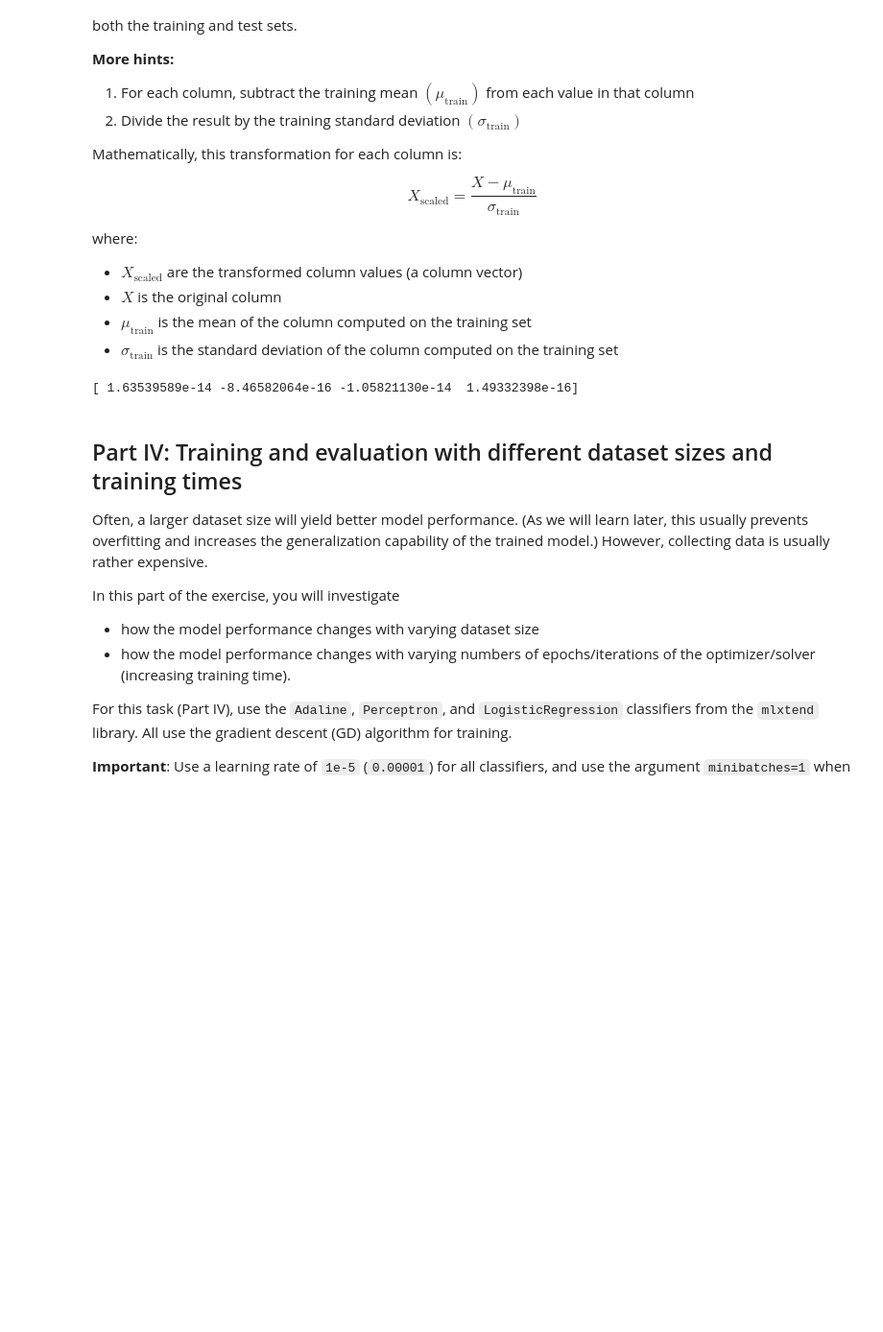
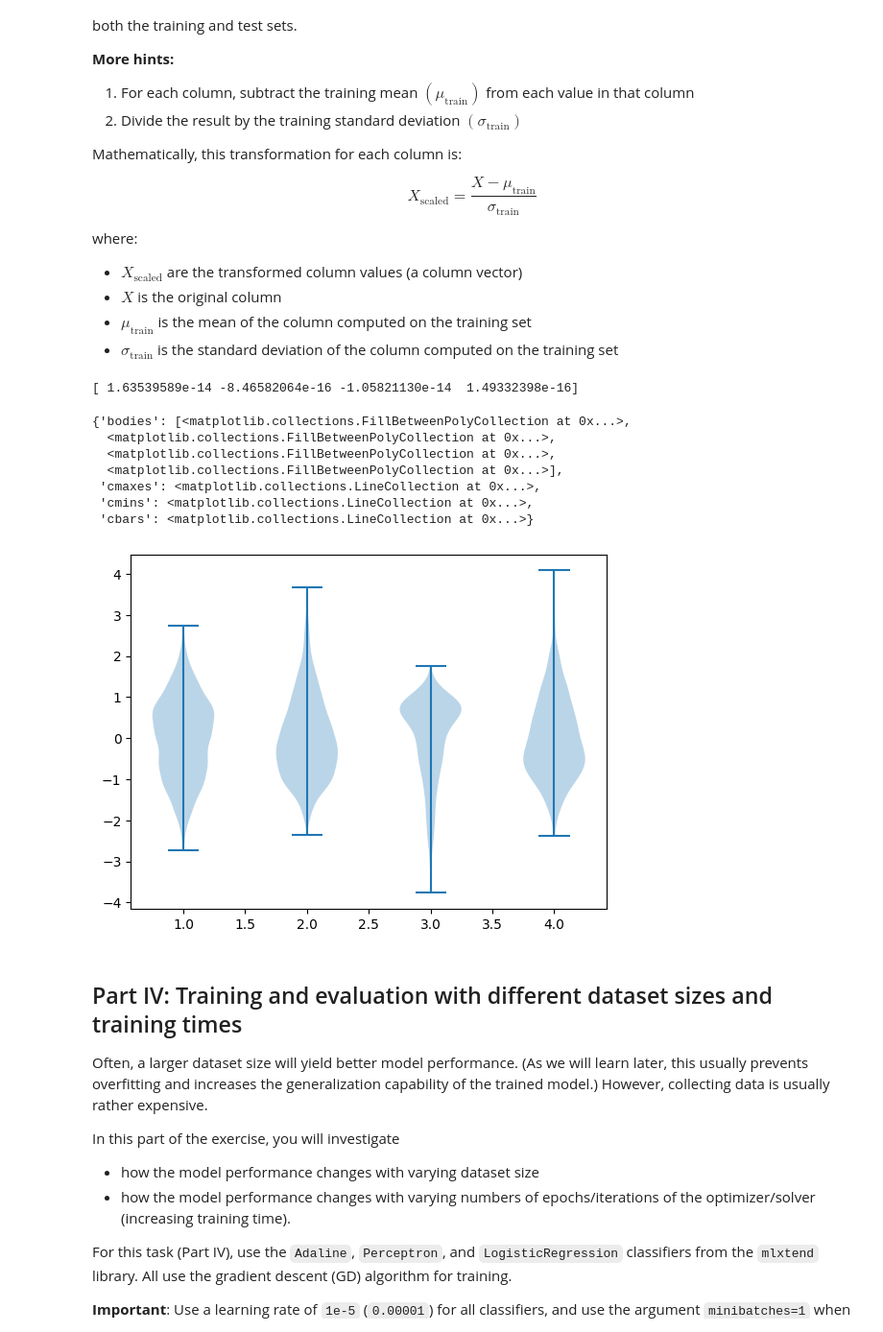
Before and after one commit to B-rage04/DAT200G4, a Jupyter notebook: CA02_dat200_26H/CA2_DAT200_26H.ipynb, the cells around one changed output. Shown at 96% size. Cells and saved outputs as stored; diff of their text form; code cells hidden in the pictures; blank space fills up the shorter version.

Commit message:
scaled data shown in violinplot

```diff
--- a/CA02_dat200_26H/CA2_DAT200_26H.ipynb
+++ b/CA02_dat200_26H/CA2_DAT200_26H.ipynb
@@ -315,20 +315,30 @@ where:
 # %%
 # Insert your code below
 # ======================
 trainMean = X_train.mean(axis=0)
 trainStd = X_train.std(axis=0)
 
 X_train_scaled = X_train - trainMean
 X_train_scaled = X_train_scaled / trainStd
 
 X_test_scaled = X_test - trainMean
 X_test_scaled = X_test_scaled / trainStd
 
 print(X_train_scaled.mean(axis=0))
 
-dataframe = pd.DataFrame()
+dataframe = pd.DataFrame(X_train_scaled)
+
+plt.violinplot(dataframe)
 # %% [output]
 [ 1.63539589e-14 -8.46582064e-16 -1.05821130e-14  1.49332398e-16]
+{'bodies': [<matplotlib.collections.FillBetweenPolyCollection at 0x...>,
+  <matplotlib.collections.FillBetweenPolyCollection at 0x...>,
+  <matplotlib.collections.FillBetweenPolyCollection at 0x...>,
+  <matplotlib.collections.FillBetweenPolyCollection at 0x...>],
+ 'cmaxes': <matplotlib.collections.LineCollection at 0x...>,
+ 'cmins': <matplotlib.collections.LineCollection at 0x...>,
+ 'cbars': <matplotlib.collections.LineCollection at 0x...>}
+[figure, added]
 # %% [markdown]
 ## Part IV: Training and evaluation with different dataset sizes and training times
 
```
